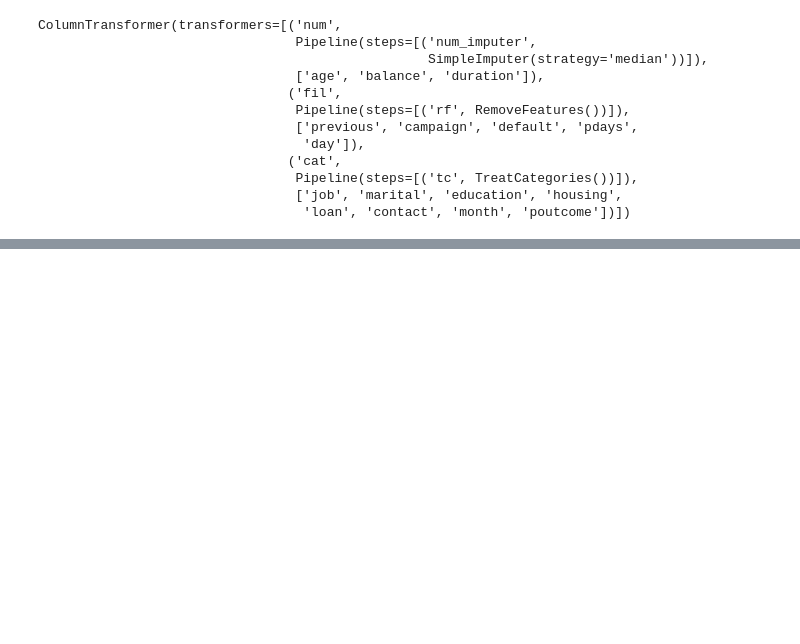
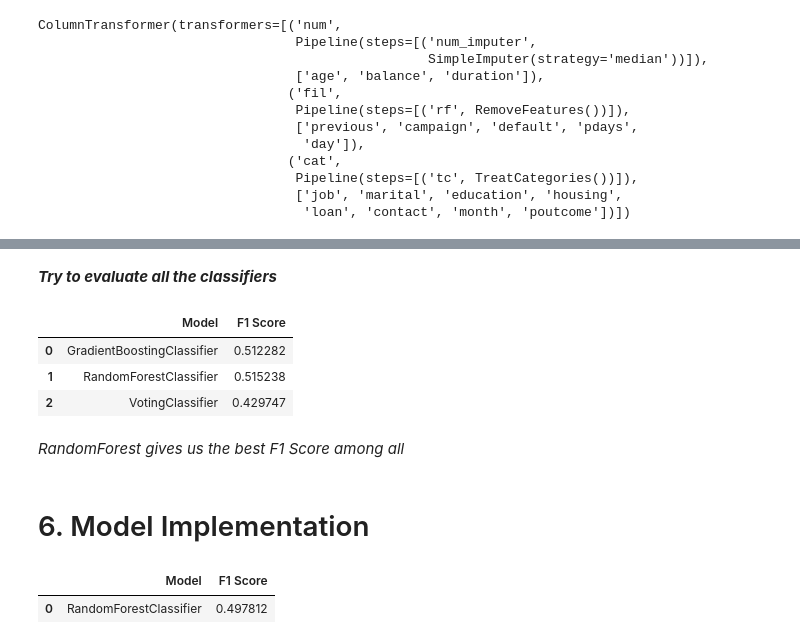
Before and after one commit to debhere/Financial-Lead-Conversion, a Jupyter notebook: Predict lead conversion_V1.0.ipynb, the cells around one changed output, grey strips where cells are left out. Cells and saved outputs as stored; diff of their text form; code cells hidden in the pictures; blank space fills up the shorter version.

```diff
--- a/Predict lead conversion_V1.0.ipynb
+++ b/Predict lead conversion_V1.0.ipynb
@@ -461,0 +460,3 @@ best_est
+# %%
+y_train = y_train.apply(lambda x: 0 if x == 'no' else 1)
+y_train
@@ -461,0 +526,15 @@ best_est
+# %%
+best_gc = GradientBoostingClassifier(criterion='squared_error', learning_rate=0.5,
+                            loss='exponential', max_features='log2',
+                            n_estimators=400, subsample=0.8)
+
+best_rf = RandomForestClassifier(max_features=None, n_estimators=400)
+
+best_vc = VotingClassifier([('best_gc', best_gc), ('best_rf', best_rf)])
+
+classifiers = []
+classifiers.append(best_gc)
+classifiers.append(best_rf)
+classifiers.append(best_vc)
+
+classifiers
@@ -461,0 +556,36 @@ best_est
+# %% [markdown]
+***Try to evaluate all the classifiers***
+# %%
+def getModelName(model):
+    obj_name = str(model)
+    temp = obj_name.find('(')
+    model_name = obj_name[ : temp]
+    return model_name
+
+def classifier_score(X, y, models):
+    classifiers = []
+    f1_scores = []
+    for model in models:
+        name = getModelName(model)
+        classifiers.append(name)
+
+        k = StratifiedKFold(n_splits=10, shuffle=True, random_state=seed)
+        y_pred = cross_val_predict(model, X, y, cv=k)
+
+        f1 = f1_score(y, y_pred)
+        f1_scores.append(f1)
+
+    score_mtx = list(zip(classifiers, f1_scores))
+    df = pd.DataFrame(score_mtx, columns=['Model', 'F1 Score'])
+    return df
+# %%
+classifier_score(data_prep, y_train, classifiers)
+# %% [output]
+|  | Model | F1 Score |
+| 0 | GradientBoostingClassifier | 0.512282 |
+| 1 | RandomForestClassifier | 0.515238 |
+| 2 | VotingClassifier | 0.429747 |
+# %% [markdown]
+*RandomForest gives us the best F1 Score among all*
+# %% [markdown]
+# 6. Model Implementation
@@ -461,0 +595,8 @@ best_est
+# %%
+y_test = y_test.apply(lambda x : 0 if x == 'no' else 1)
+
+data_test = data_pipeline.fit_transform(X_test)
+classifier_score(data_test, y_test, [best_rf])
+# %% [output]
+|  | Model | F1 Score |
+| 0 | RandomForestClassifier | 0.497812 |
```
Also changed, not shown: parts of 51 cells of this notebook.
